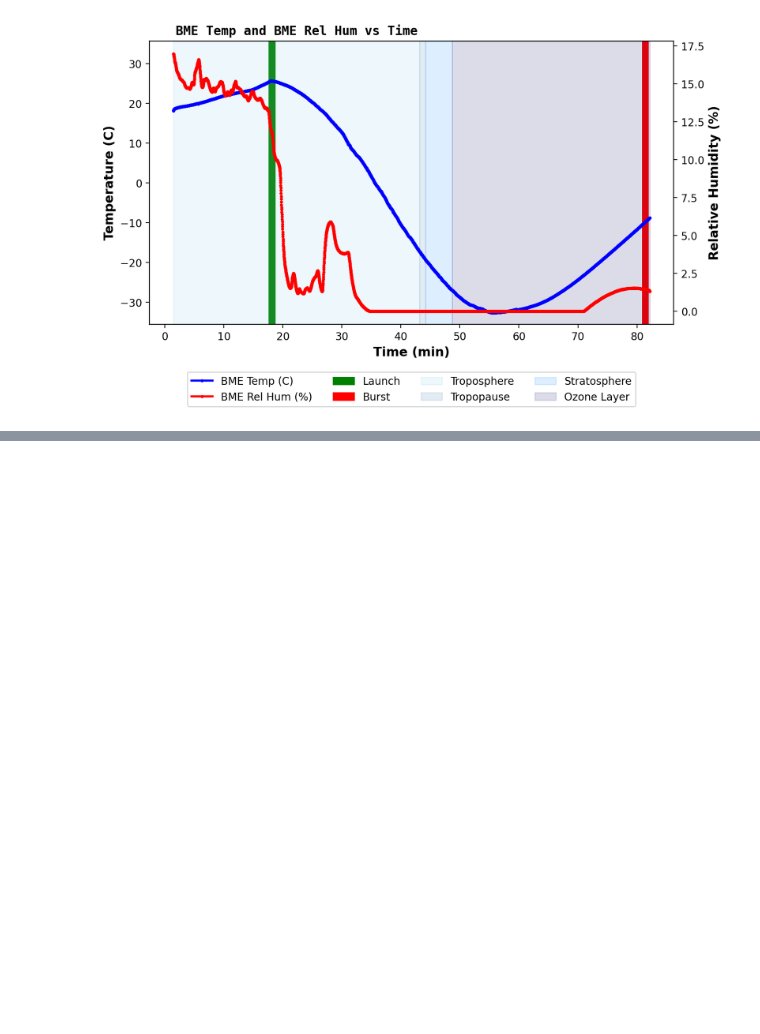
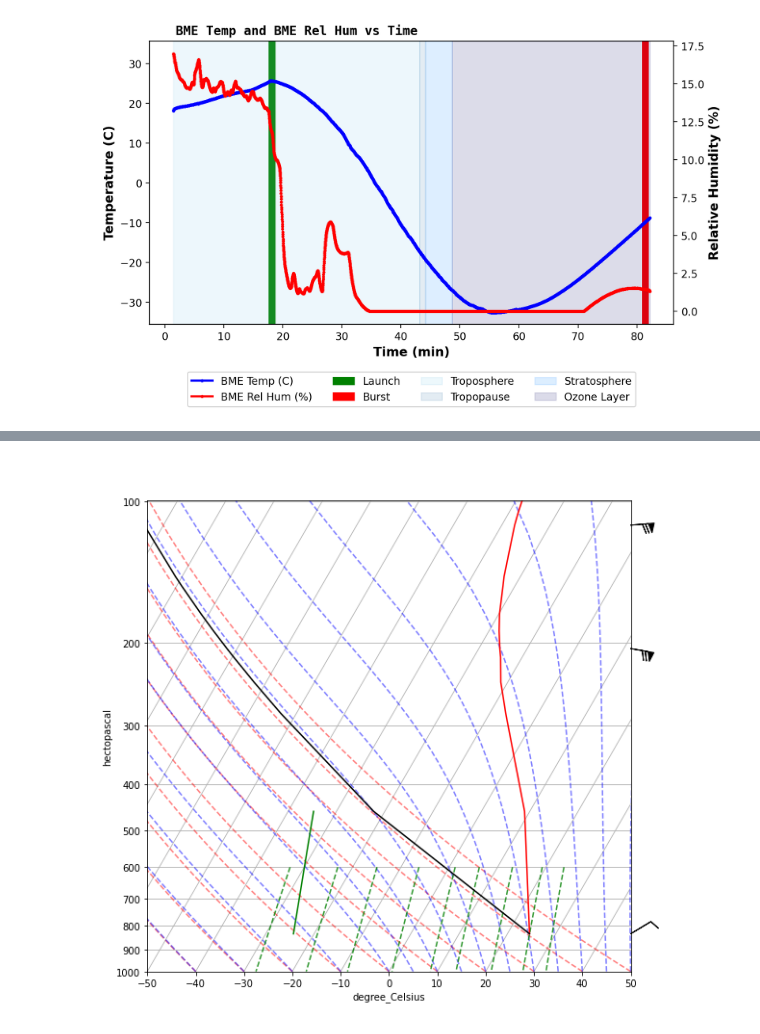
Before and after one commit to ASU-ASCEND/Fall-2024, a Jupyter notebook: DataProcessing/Traditional/GeneralGraphing.ipynb, the cells around one changed output, grey strips where cells are left out. Saved outputs shown, nothing was run; the diff lists cells and outputs as text; code cells hidden in the pictures; blank space fills up the shorter version.

```diff
--- a/DataProcessing/Traditional/GeneralGraphing.ipynb
+++ b/DataProcessing/Traditional/GeneralGraphing.ipynb
@@ -506,0 +714,41 @@ customPlot(df = flash_df,
+# %%
+# skewT
+fig = plt.figure(figsize = (9,9))
+skew = SkewT(fig=fig, aspect='auto')
+
+pres = np.array(pres) * units.hPa
+temp = np.array(temp) * units.degC
+rel_hum = np.array(rel_hum) * units.dimensionless
+dewpoint = mpcalc.dewpoint_from_relative_humidity(temperature=temp, relative_humidity=rel_hum)
+
+prof = mpcalc.parcel_profile(pres, temp[0], dewpoint[0]).to('degC')
+
+# # fix with aprs data
+# u = wind_speed * units.knots
+# v = np.linspace(-20, 20, len(pres)) * units.knots
+
+wind_speed = np.array(wind_speed) * units.knots
+course = np.array(course) * units.deg
+
+u, v = mpcalc.wind_components(wind_speed, course)
+# u = np.linspace(-10, 10, len(pres)) * units.knots
+# v = np.linspace(-20, 20, len(pres)) * units.knots
+
+skew.plot(pres, temp, 'r')
+skew.plot(pres, dewpoint, 'g')
+skew.plot(pres, prof, 'k')
+skew.plot_barbs(pres[::5], u[::5], v[::5])
+
+skew.ax.set_xlim(-50, 50)
+skew.ax.set_ylim(1000, min(pres))
+
+skew.plot_dry_adiabats()
+skew.plot_moist_adiabats()
+skew.plot_mixing_lines()
+
+plt.savefig(os.path.join(graph_folder, f"skewTLogP.svg"))
+plt.savefig(os.path.join(graph_folder, f"skewTLogP.png"))
+
+plt.show()
+# %% [output]
+[figure, added]
```
Also changed, not shown: parts of 21 cells of this notebook, 49 other files.
